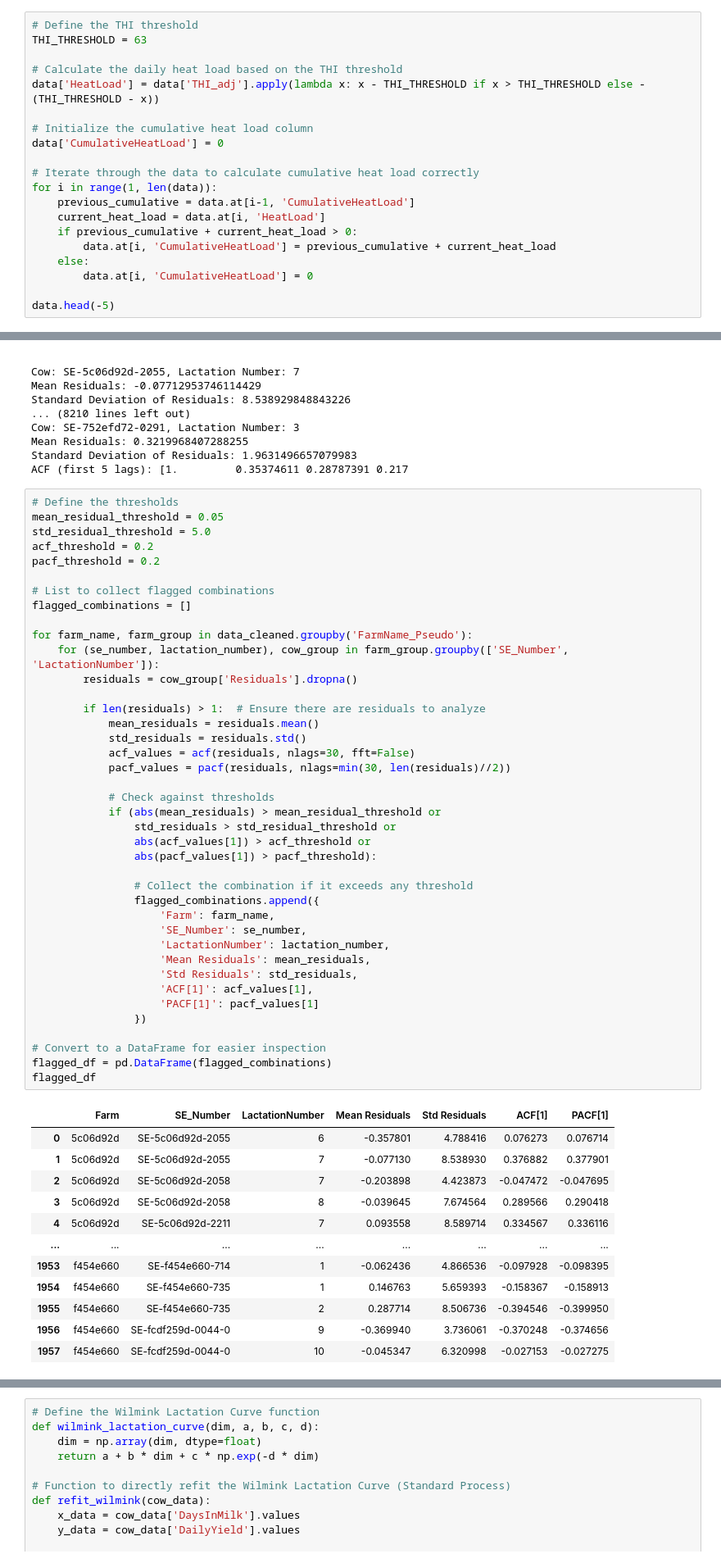
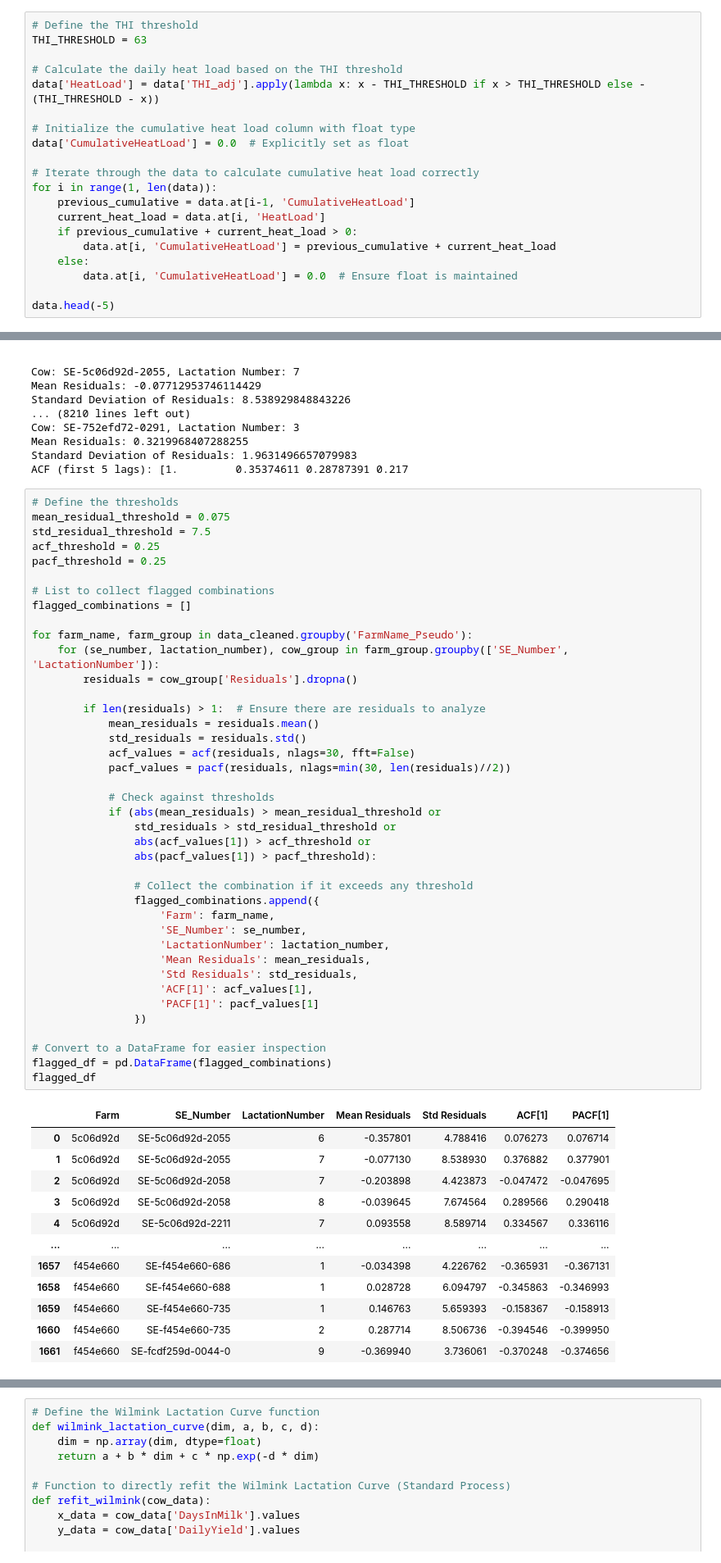
Before and after one commit to jockepolis/HeatStressEvaluationSummer24, a Jupyter notebook: IdentifyHeatstress/WilminksCurveIndividual2.ipynb, the cells around one changed output, grey strips where cells are left out. Shown at 82% size. Drawn from its saved outputs; the diff is of its cells as text.

```diff
--- a/IdentifyHeatstress/WilminksCurveIndividual2.ipynb
+++ b/IdentifyHeatstress/WilminksCurveIndividual2.ipynb
@@ -67,8 +64,8 @@ THI_THRESHOLD = 63
 # Calculate the daily heat load based on the THI threshold
 data['HeatLoad'] = data['THI_adj'].apply(lambda x: x - THI_THRESHOLD if x > THI_THRESHOLD else -(THI_THRESHOLD - x))
 
-# Initialize the cumulative heat load column
-data['CumulativeHeatLoad'] = 0
+# Initialize the cumulative heat load column with float type
+data['CumulativeHeatLoad'] = 0.0  # Explicitly set as float
 
 # Iterate through the data to calculate cumulative heat load correctly
 for i in range(1, len(data)):
@@ -77,7 +74,7 @@ for i in range(1, len(data)):
     if previous_cumulative + current_heat_load > 0:
         data.at[i, 'CumulativeHeatLoad'] = previous_cumulative + current_heat_load
     else:
-        data.at[i, 'CumulativeHeatLoad'] = 0
+        data.at[i, 'CumulativeHeatLoad'] = 0.0  # Ensure float is maintained
 
 data.head(-5)
 # %% [output]
@@ -559,10 +556,10 @@ Standard Deviation of Residuals: 1.9631496657079983
 ACF (first 5 lags): [1.         0.35374611 0.28787391 0.217
 # %%
 # Define the thresholds
-mean_residual_threshold = 0.05
-std_residual_threshold = 5.0
-acf_threshold = 0.2
-pacf_threshold = 0.2
+mean_residual_threshold = 0.075
+std_residual_threshold = 7.5
+acf_threshold = 0.25
+pacf_threshold = 0.25
 
 # List to collect flagged combinations
 flagged_combinations = []
@@ -578,35 +575,35 @@ for farm_name, farm_group in data_cleaned.groupby('FarmName_Pseudo'):
             pacf_values = pacf(residuals, nlags=min(30, len(residuals)//2))
 
             # Check against thresholds
             if (abs(mean_residuals) > mean_residual_threshold or
                 std_residuals > std_residual_threshold or
                 abs(acf_values[1]) > acf_threshold or
                 abs(pacf_values[1]) > pacf_threshold):
 
                 # Collect the combination if it exceeds any threshold
                 flagged_combinations.append({
                     'Farm': farm_name,
                     'SE_Number': se_number,
                     'LactationNumber': lactation_number,
                     'Mean Residuals': mean_residuals,
                     'Std Residuals': std_residuals,
                     'ACF[1]': acf_values[1],
                     'PACF[1]': pacf_values[1]
                 })
 
 # Convert to a DataFrame for easier inspection
 flagged_df = pd.DataFrame(flagged_combinations)
 flagged_df
 # %% [output]
 |  | Farm | SE_Number | LactationNumber | Mean Residuals | Std Residuals | ACF[1] | PACF[1] |
 | 0 | 5c06d92d | SE-5c06d92d-2055 | 6 | -0.357801 | 4.788416 | 0.076273 | 0.076714 |
 | 1 | 5c06d92d | SE-5c06d92d-2055 | 7 | -0.077130 | 8.538930 | 0.376882 | 0.377901 |
 | 2 | 5c06d92d | SE-5c06d92d-2058 | 7 | -0.203898 | 4.423873 | -0.047472 | -0.047695 |
 | 3 | 5c06d92d | SE-5c06d92d-2058 | 8 | -0.039645 | 7.674564 | 0.289566 | 0.290418 |
 | 4 | 5c06d92d | SE-5c06d92d-2211 | 7 | 0.093558 | 8.589714 | 0.334567 | 0.336116 |
 | ... | ... | ... | ... | ... | ... | ... | ... |
-| 1953 | f454e660 | SE-f454e660-714 | 1 | -0.062436 | 4.866536 | -0.097928 | -0.098395 |
-| 1954 | f454e660 | SE-f454e660-735 | 1 | 0.146763 | 5.659393 | -0.158367 | -0.158913 |
-| 1955 | f454e660 | SE-f454e660-735 | 2 | 0.287714 | 8.506736 | -0.394546 | -0.399950 |
-| 1956 | f454e660 | SE-fcdf259d-0044-0 | 9 | -0.369940 | 3.736061 | -0.370248 | -0.374656 |
-| 1957 | f454e660 | SE-fcdf259d-0044-0 | 10 | -0.045347 | 6.320998 | -0.027153 | -0.027275 |
+| 1657 | f454e660 | SE-f454e660-686 | 1 | -0.034398 | 4.226762 | -0.365931 | -0.367131 |
+| 1658 | f454e660 | SE-f454e660-688 | 1 | 0.028728 | 6.094797 | -0.345863 | -0.346993 |
+| 1659 | f454e660 | SE-f454e660-735 | 1 | 0.146763 | 5.659393 | -0.158367 | -0.158913 |
+| 1660 | f454e660 | SE-f454e660-735 | 2 | 0.287714 | 8.506736 | -0.394546 | -0.399950 |
+| 1661 | f454e660 | SE-fcdf259d-0044-0 | 9 | -0.369940 | 3.736061 | -0.370248 | -0.374656 |
```
Also changed, not shown: parts of 7 cells of this notebook, 2 other files.
